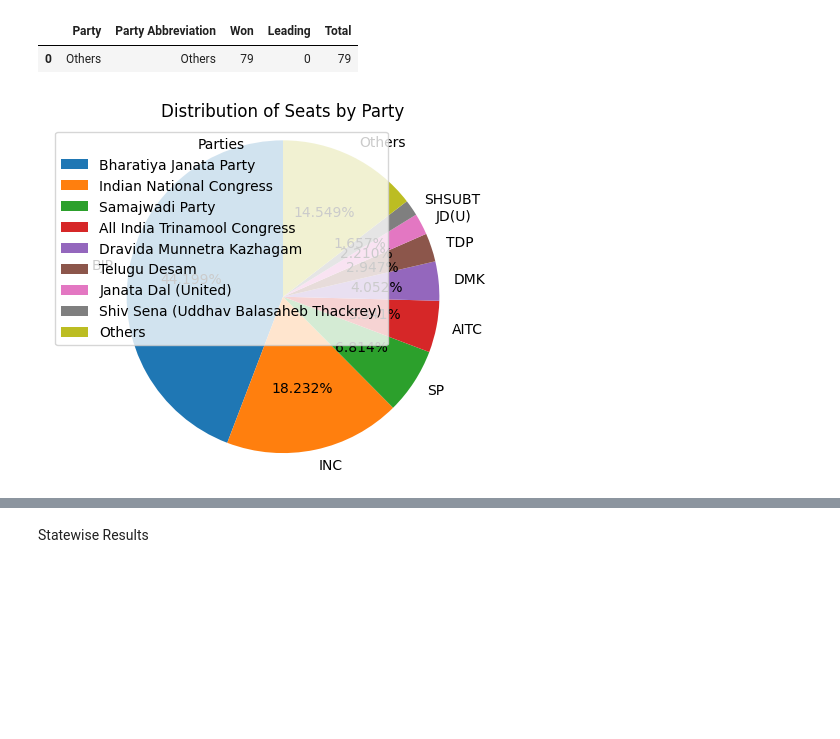
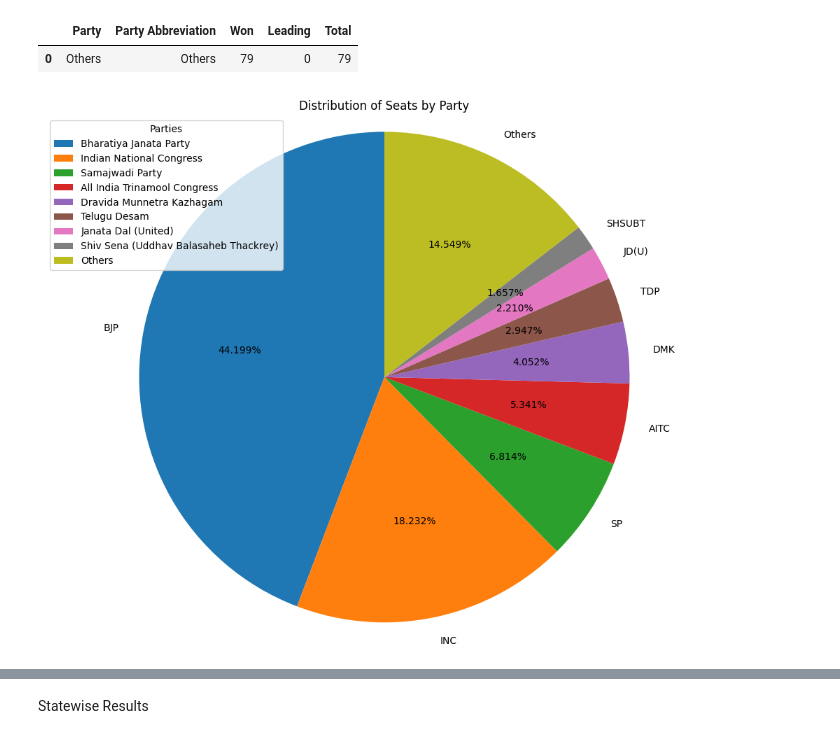
Before and after one commit to Vid2714/2024-Indian-G-Elections-Scraper, a Jupyter notebook: general-results.ipynb, the cells around one changed output, grey strips where cells are left out. Drawn from its saved outputs; the diff is of its cells as text; code cells hidden in the pictures; blank space fills up the shorter version.

```diff
--- a/general-results.ipynb
+++ b/general-results.ipynb
@@ -131,17 +131,17 @@ others
 |  | Party | Party Abbreviation | Won | Leading | Total |
 | 0 | Others | Others | 79 | 0 | 79 |
 # %%
-plt.figure(figsize=(5,4))
+plt.figure(figsize=(10,8))
 plt.pie(df_plot["Won"],labels=df_plot['Party Abbreviation'],autopct='%1.3f%%', startangle=90)
 plt.title('Distribution of Seats by Party')
 plt.axis('equal')  # Equal aspect ratio ensures that pie is drawn as a circle
 
 # Add a legend
 plt.legend(df_plot['Party'], title="Parties",loc='upper left')
 
 plt.tight_layout()
 plt.show()
 # %% [output]
-[figure, old version]
+[figure, new version]
 # %%
 import numpy as np
```
Also changed, not shown: parts of 6 cells of this notebook, 1 other file.
